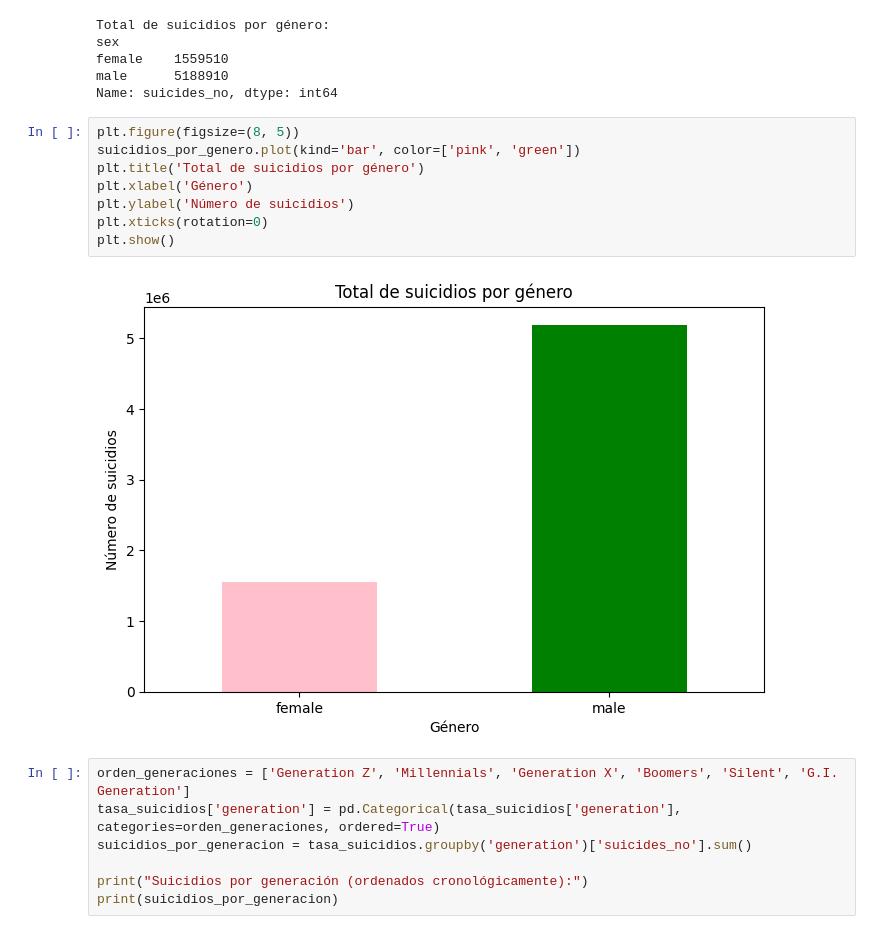
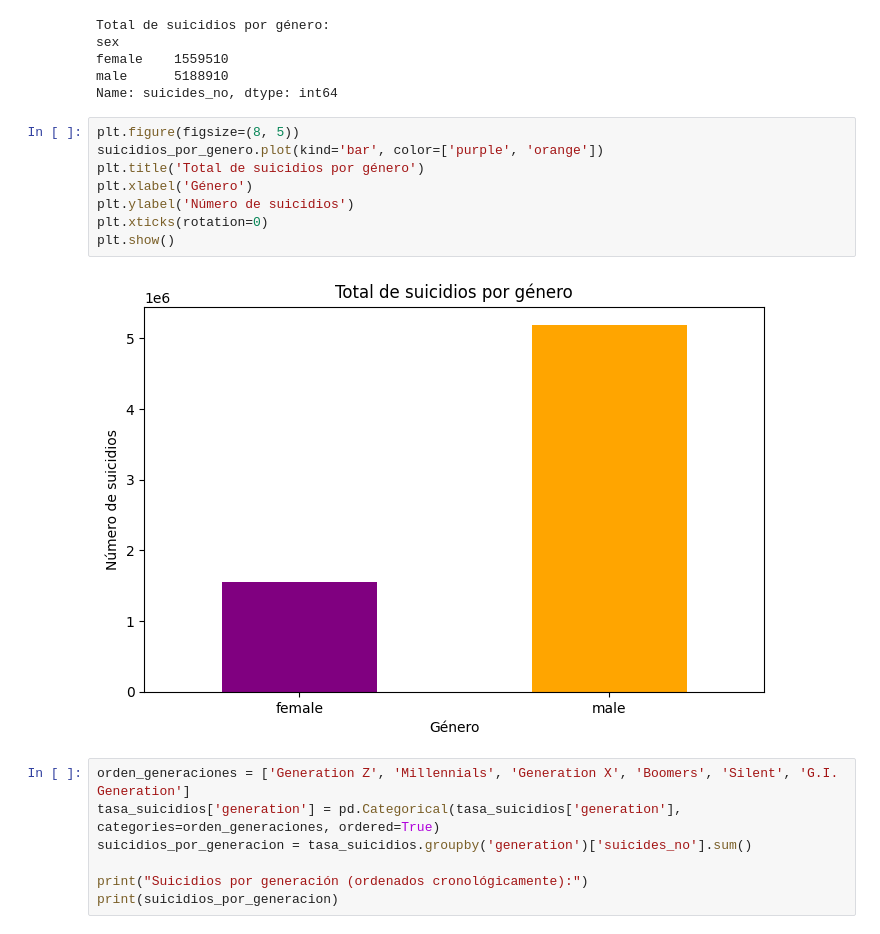
Before and after one commit to CarolinaPerez01/EDA, a Jupyter notebook: eda.ipynb, the cells around one changed output. Saved outputs shown, nothing was run; the diff lists cells and outputs as text.

```diff
--- a/eda.ipynb
+++ b/eda.ipynb
@@ -203,14 +203,14 @@ male      5188910
 Name: suicides_no, dtype: int64
 # %%
 plt.figure(figsize=(8, 5))
-suicidios_por_genero.plot(kind='bar', color=['pink', 'green'])
+suicidios_por_genero.plot(kind='bar', color=['purple', 'orange'])
 plt.title('Total de suicidios por género')
 plt.xlabel('Género')
 plt.ylabel('Número de suicidios')
 plt.xticks(rotation=0)
 plt.show()
 # %% [output]
-[figure, old version]
+[figure, new version]
 # %%
 orden_generaciones = ['Generation Z', 'Millennials', 'Generation X', 'Boomers', 'Silent', 'G.I. Generation']
 tasa_suicidios['generation'] = pd.Categorical(tasa_suicidios['generation'], categories=orden_generaciones, ordered=True)
```
Also changed, not shown: parts of 2 cells of this notebook.
